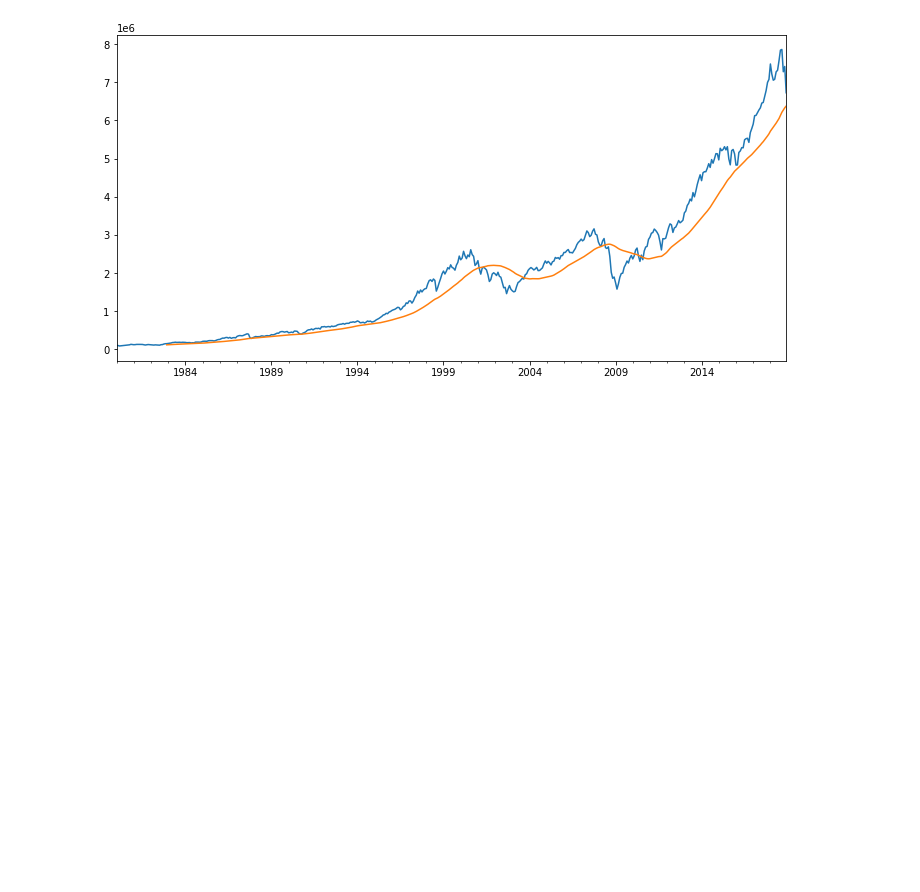
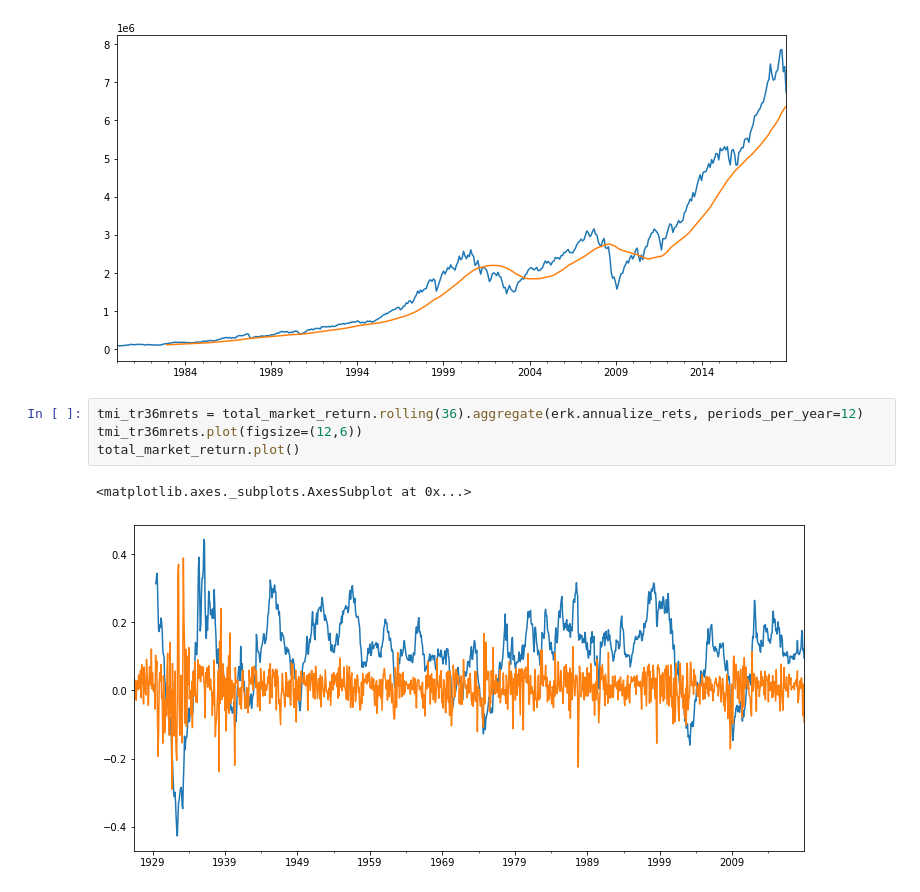
Before and after one commit to anjosma/introduction_portfolio_construction, a Jupyter notebook: notebook.ipynb, the cells around one changed output. Saved outputs shown, nothing was run; the diff lists cells and outputs as text; blank space fills up the shorter version.

```diff
--- a/notebook.ipynb
+++ b/notebook.ipynb
@@ -1286,3 +1286,10 @@ total_market_index["1980":].rolling(window=36).mean().plot(figsize=(12,6))
 # %% [output]
 <matplotlib.axes._subplots.AxesSubplot at 0x...>
 [figure]
+# %%
+tmi_tr36mrets = total_market_return.rolling(36).aggregate(erk.annualize_rets, periods_per_year=12)
+tmi_tr36mrets.plot(figsize=(12,6))
+total_market_return.plot()
+# %% [output]
+<matplotlib.axes._subplots.AxesSubplot at 0x...>
+[figure, added]
```
Also changed, not shown: parts of 11 cells of this notebook.
